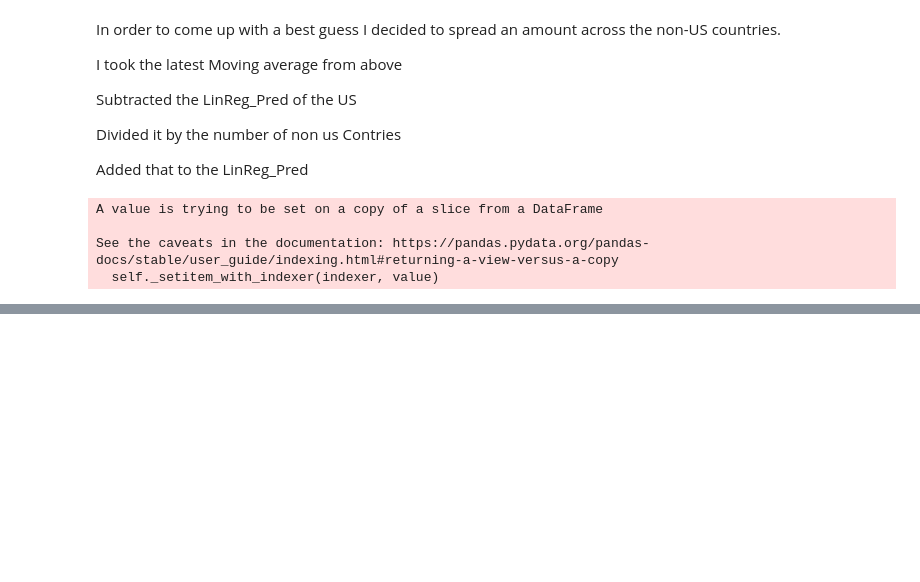
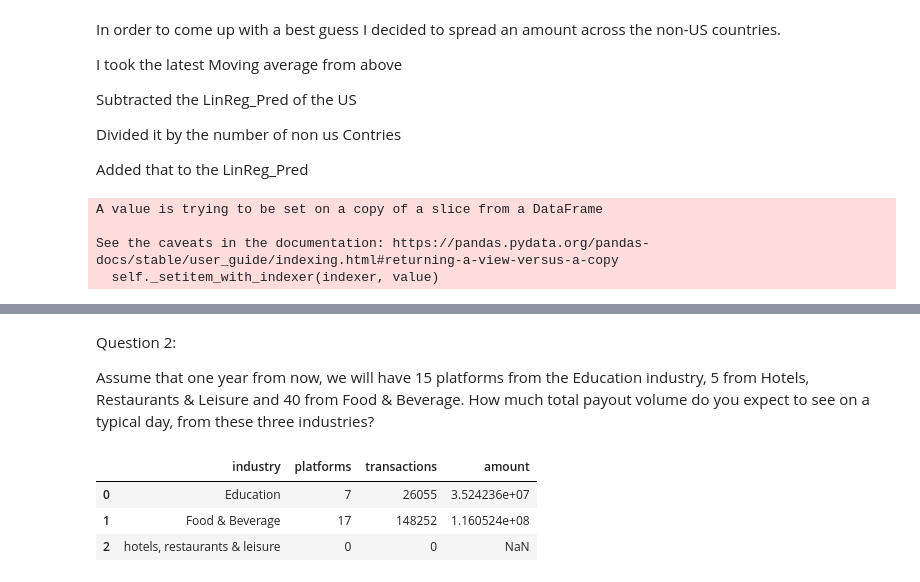
Before and after one commit to codyRing/Interview_Prep, a Jupyter notebook: Payout Regression.ipynb, the cells around one changed output, grey strips where cells are left out. Drawn from its saved outputs; the diff is of its cells as text; code cells hidden in the pictures; blank space fills up the shorter version.

Commit message:
answering more questions

```diff
--- a/Payout Regression.ipynb
+++ b/Payout Regression.ipynb
@@ -459,0 +513,30 @@ answer
+# %% [markdown]
+Question 2:
+
+Assume that one year from now, we will have 15 platforms from the Education industry, 5 from Hotels, Restaurants & Leisure and 40 from Food & Beverage. How much total payout volume do you expect to see on a typical day, from these three industries?
+# %%
+sql = '''
+select
+i.industry
+,count(distinct platform_id) as platforms
+,count(p.platform_id) as transactions
+,sum(amount/100)::DECIMAL(18, 2) as amount
+from mint.payouts p
+    right join mint.industries i
+        on p.recipient_id = i.merchant_id
+
+where i.industry in ('hotels, restaurants & leisure','Food & Beverage','Education')
+group by i.industry
+
+'''
+# %%
+platform = pd.read_sql(sql=sql
+                    , con=main.conn
+
+                       )
+platform
+# %% [output]
+|  | industry | platforms | transactions | amount |
+| 0 | Education | 7 | 26055 | 3.524236e+07 |
+| 1 | Food & Beverage | 17 | 148252 | 1.160524e+08 |
+| 2 | hotels, restaurants & leisure | 0 | 0 | NaN |
```
Also changed, not shown: parts of 14 cells of this notebook.
